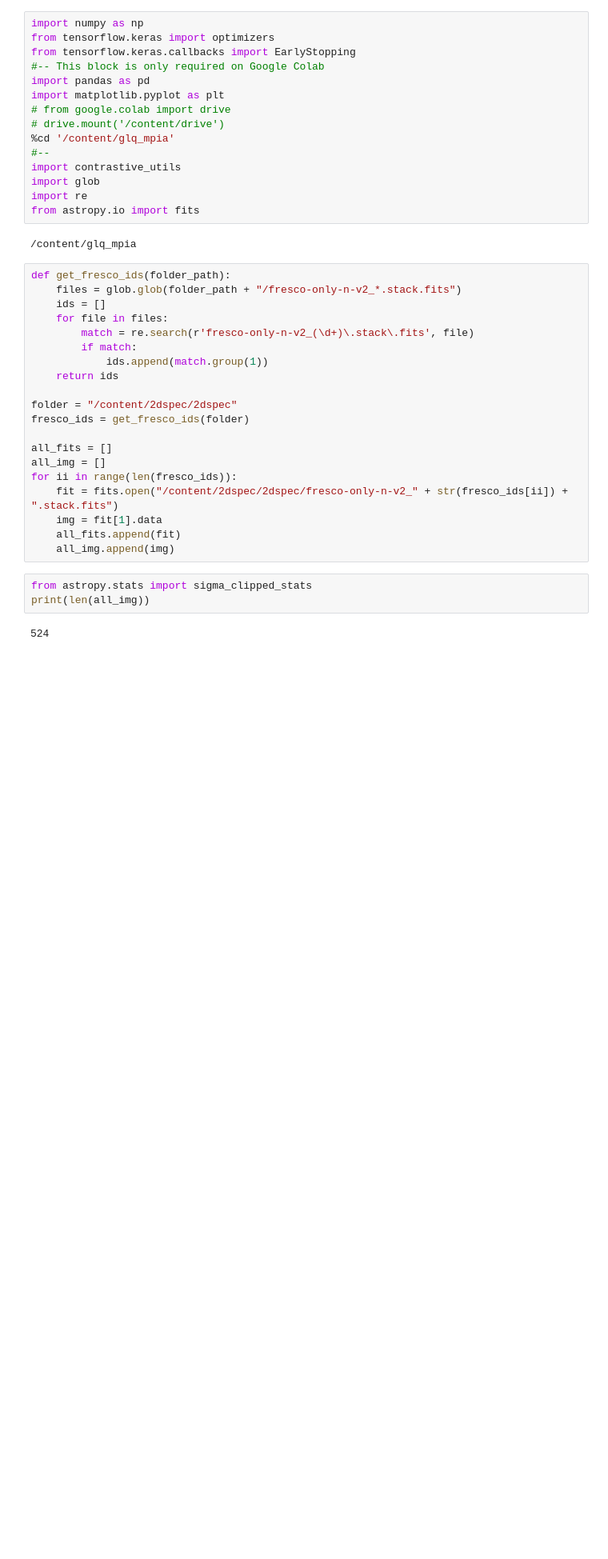
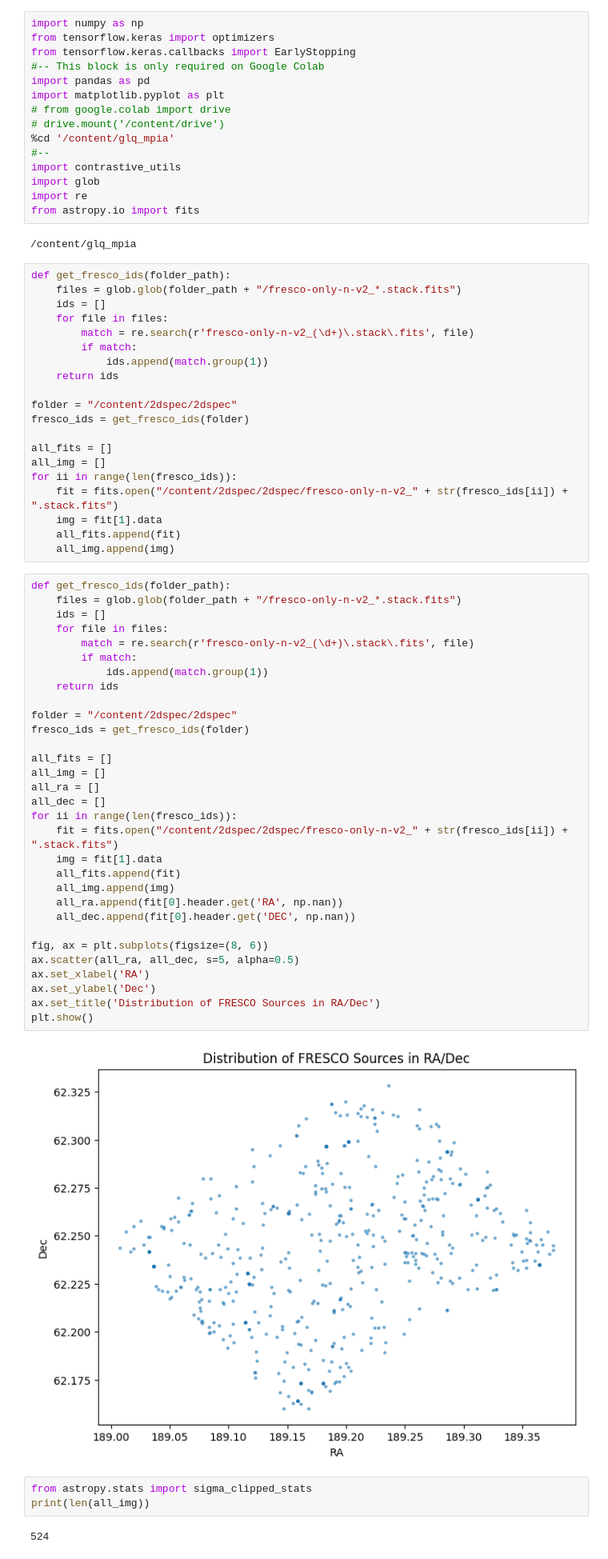
Before and after one commit to Chartman25/UnigeMasters, a Jupyter notebook: contrastive_learning.ipynb, the cells around one changed output. Shown at 80% size. Cells and saved outputs as stored; diff of their text form; blank space fills up the shorter version.

```diff
--- a/contrastive_learning.ipynb
+++ b/contrastive_learning.ipynb
@@ -35,6 +35,39 @@ for ii in range(len(fresco_ids)):
     img = fit[1].data
     all_fits.append(fit)
     all_img.append(img)
+# %%
+def get_fresco_ids(folder_path):
+    files = glob.glob(folder_path + "/fresco-only-n-v2_*.stack.fits")
+    ids = []
+    for file in files:
+        match = re.search(r'fresco-only-n-v2_(\d+)\.stack\.fits', file)
+        if match:
+            ids.append(match.group(1))
+    return ids
+
+folder = "/content/2dspec/2dspec"
+fresco_ids = get_fresco_ids(folder)
+
+all_fits = []
+all_img = []
+all_ra = []
+all_dec = []
+for ii in range(len(fresco_ids)):
+    fit = fits.open("/content/2dspec/2dspec/fresco-only-n-v2_" + str(fresco_ids[ii]) + ".stack.fits")
+    img = fit[1].data
+    all_fits.append(fit)
+    all_img.append(img)
+    all_ra.append(fit[0].header.get('RA', np.nan))
+    all_dec.append(fit[0].header.get('DEC', np.nan))
+
+fig, ax = plt.subplots(figsize=(8, 6))
+ax.scatter(all_ra, all_dec, s=5, alpha=0.5)
+ax.set_xlabel('RA')
+ax.set_ylabel('Dec')
+ax.set_title('Distribution of FRESCO Sources in RA/Dec')
+plt.show()
+# %% [output]
+[figure, added]
 # %%
 from astropy.stats import sigma_clipped_stats
 print(len(all_img))
```
Also changed, not shown: parts of 2 cells of this notebook.
